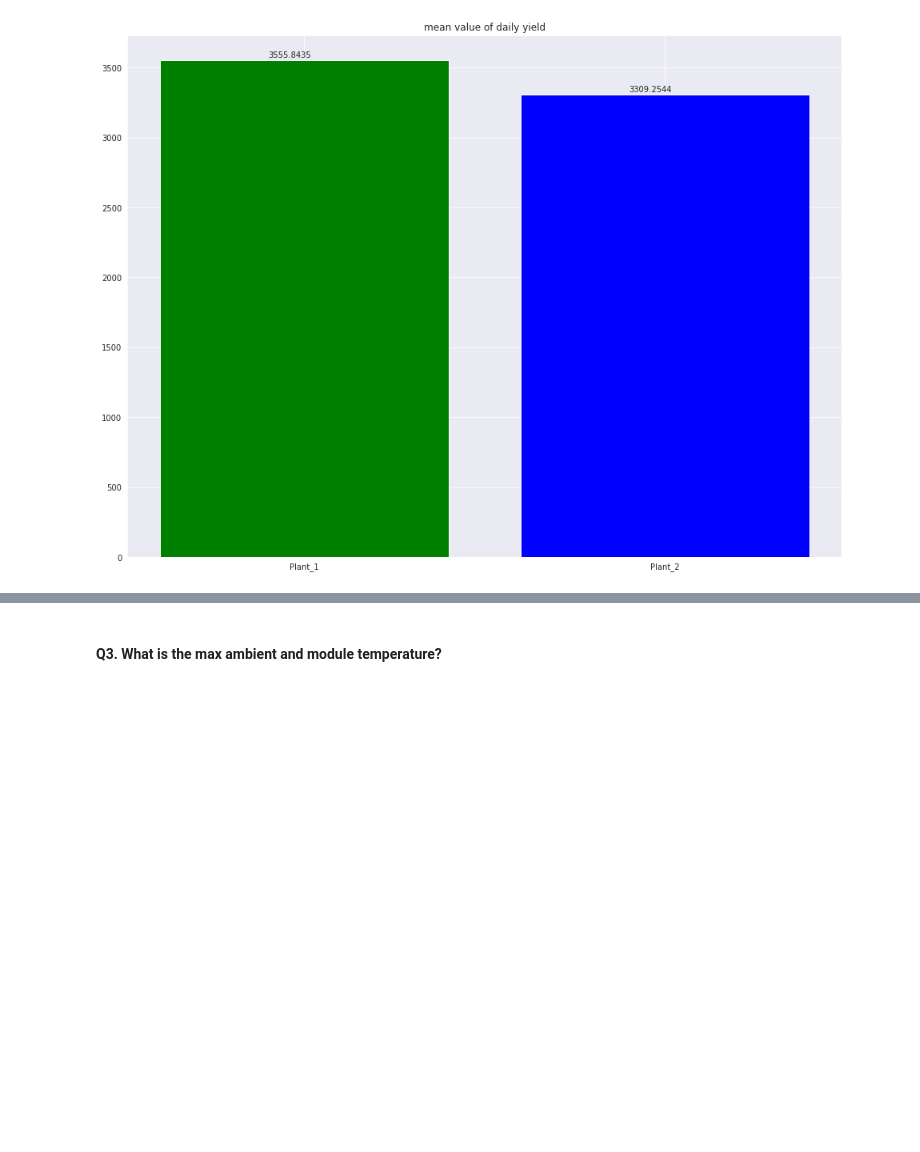
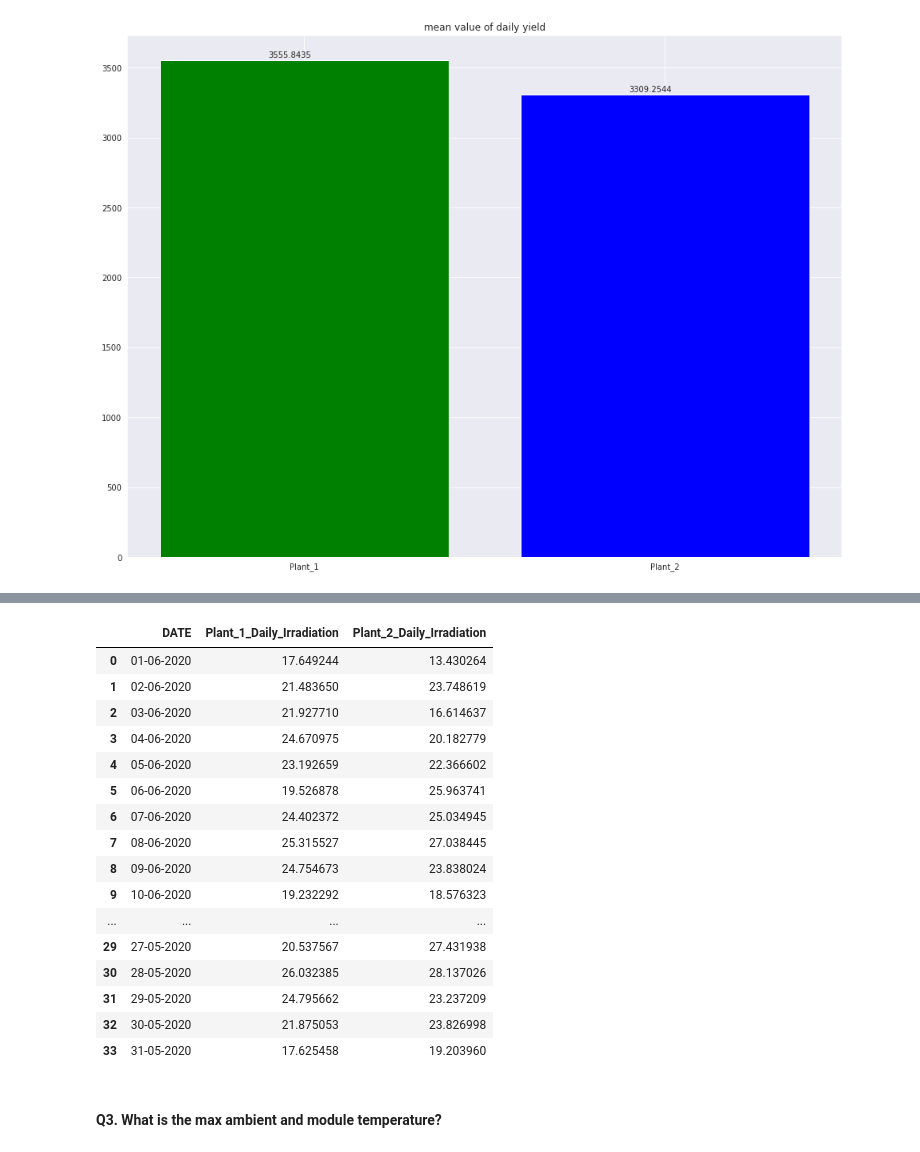
Before and after one commit to Rdz10/SPG_Analysis, a Jupyter notebook: build.ipynb, the cells around one changed output, grey strips where cells are left out. Saved outputs shown, nothing was run; the diff lists cells and outputs as text; code cells hidden in the pictures; blank space fills up the shorter version.

```diff
--- a/build.ipynb
+++ b/build.ipynb
@@ -221,3 +242,29 @@ plt.show()
+# %%
+Irradiation_P1 = df_WSD1.groupby(['DATE']).IRRADIATION.sum()
+Irradiation_P2 = df_WSD2.groupby(['DATE']).IRRADIATION.sum()
+# %%
+df_irrad = pd.DataFrame({'DATE':Irradiation_P1.index,'Plant_1_Daily_Irradiation':Irradiation_P1,'Plant_2_Daily_Irradiation':Irradiation_P2})
+df_irrad.reset_index(inplace=True, drop=True)
+# %%
+df_irrad
+# %% [output]
+|  | DATE | Plant_1_Daily_Irradiation | Plant_2_Daily_Irradiation |
+| 0 | 01-06-2020 | 17.649244 | 13.430264 |
+| 1 | 02-06-2020 | 21.483650 | 23.748619 |
+| 2 | 03-06-2020 | 21.927710 | 16.614637 |
+| 3 | 04-06-2020 | 24.670975 | 20.182779 |
+| 4 | 05-06-2020 | 23.192659 | 22.366602 |
+| 5 | 06-06-2020 | 19.526878 | 25.963741 |
+| 6 | 07-06-2020 | 24.402372 | 25.034945 |
+| 7 | 08-06-2020 | 25.315527 | 27.038445 |
+| 8 | 09-06-2020 | 24.754673 | 23.838024 |
+| 9 | 10-06-2020 | 19.232292 | 18.576323 |
+| ... | ... | ... | ... |
+| 29 | 27-05-2020 | 20.537567 | 27.431938 |
+| 30 | 28-05-2020 | 26.032385 | 28.137026 |
+| 31 | 29-05-2020 | 24.795662 | 23.237209 |
+| 32 | 30-05-2020 | 21.875053 | 23.826998 |
+| 33 | 31-05-2020 | 17.625458 | 19.203960 |
 # %% [markdown]
 #### Q3. What is the max ambient and module temperature?
 # %%
```
Also changed, not shown: parts of 5 cells of this notebook.
